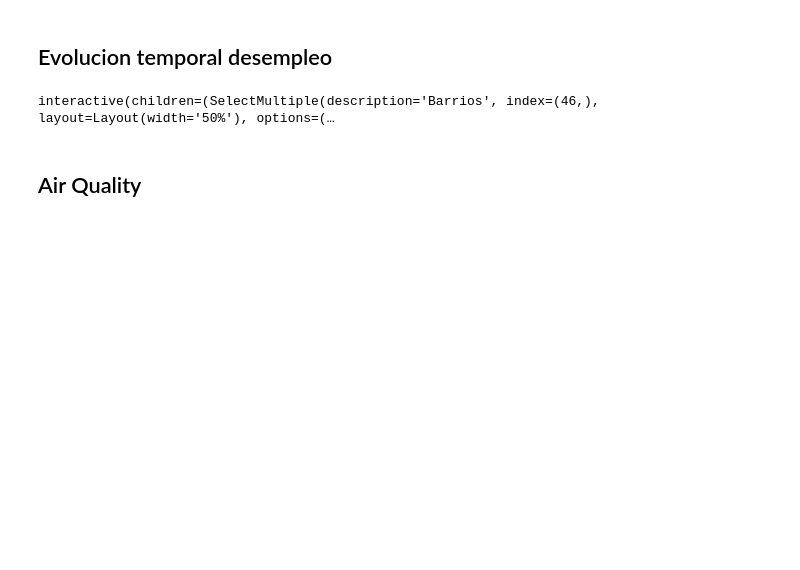
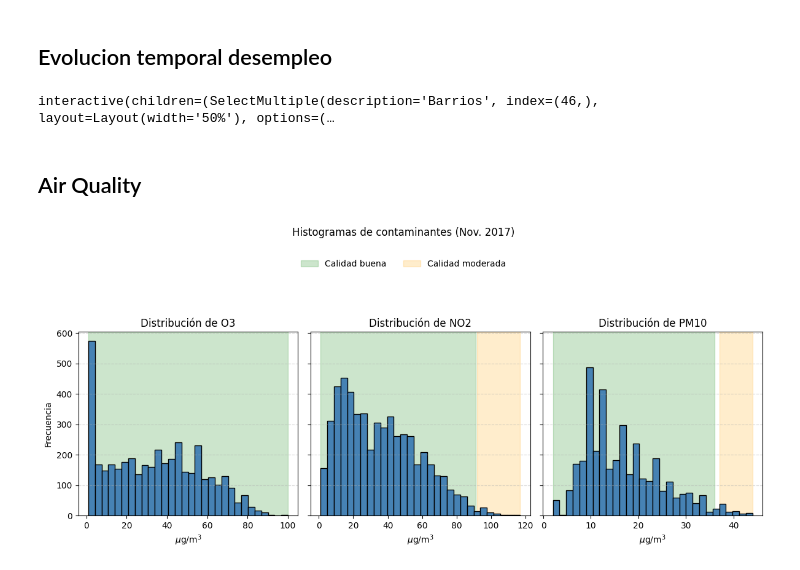
Before and after one commit to Jimmy21s/smart_cities, a Jupyter notebook: graphs.ipynb, the cells around one changed output. Saved outputs shown, nothing was run; the diff lists cells and outputs as text; code cells hidden in the pictures; blank space fills up the shorter version.

Commit message:
Jorge - Update histograma contaminantes

```diff
--- a/graphs.ipynb
+++ b/graphs.ipynb
@@ -245,64 +245,64 @@ interactive(children=(SelectMultiple(description='Barrios', index=(46,), layout=
 # %%
 import pandas as pd
 import plotly.graph_objects as go
 from plotly.subplots import make_subplots
+import matplotlib.pyplot as plt
+import matplotlib.patches as mpatches
 
 # Recarga del archivo (después de reinicio, suponiendo que ha sido subido como 'air_quality.csv')
 df = pd.read_csv("data/air_quality_Nov2017.csv")
 
 # Conversión de columnas a numérico
 for col in ["O3 Value", "NO2 Value", "PM10 Value"]:
     df[col] = pd.to_numeric(df[col], errors="coerce")
 
-# Guardar df
-df.to_csv("data/air_quality_processed.csv", index=False)
-
 # Función única que genera las tres gráficas como subplots
 def plot_all_histograms(df):
-    fig = make_subplots(rows=1, cols=3, subplot_titles=["Distribución de O3", "Distribución de NO2", "Distribución de PM10"])
-
     contaminants = [
-        ("O3 Value", "O3 Quality", "O3", 1),
-        ("NO2 Value", "NO2 Quality", "NO2", 2),
-        ("PM10 Value", "PM10 Quality", "PM10", 3)
+        ("O3 Value", "O3 Quality", "Distribución de O3"),
+        ("NO2 Value", "NO2 Quality", "Distribución de NO2"),
+        ("PM10 Value", "PM10 Quality", "Distribución de PM10")
     ]
 
-    for value_col, quality_col, title, col_index in contaminants:
-        # Histograma
-        fig.add_trace(go.Histogram(
-            x=df[value_col].dropna(),
-            nbinsx=30,
-            marker_color='steelblue',
-            name=title,
-            showlegend=False
-        ), row=1, col=col_index)
+    fig, axes = plt.subplots(1, 3, figsize=(12, 5), sharey=True)
 
-        # Fondos por calidad
-        good_vals = df[df[quality_col] == "Good"][value_col].dropna()
-        mod_vals = df[df[quality_col] == "Moderate"][value_col].dropna()
+    # Parches para la leyenda
+    patch_good = mpatches.Patch(color='green', alpha=0.2, label='Calidad buena')
+    patch_mod  = mpatches.Patch(color='orange', alpha=0.2, label='Calidad moderada')
 
-        if not good_vals.empty:
-            fig.add_vrect(
-                x0=good_vals.min(), x1=good_vals.max(),
-                fillcolor="green", opacity=0.2, layer="below", line_width=0,
-                row=1, col=col_index
-            )
-        if not mod_vals.empty:
-            fig.add_vrect(
-                x0=mod_vals.min(), x1=mod_vals.max(),
-                fillcolor="orange", opacity=0.2, layer="below", line_width=0,
-                row=1, col=col_index
-            )
+    for ax, (value_col, quality_col, title) in zip(axes, contaminants):
+        data = df[value_col].dropna()
+        ax.hist(data, bins=30, color='steelblue', edgecolor='black')
 
-    fig.update_layout(
-        height=500,
-        width=1200,
-        title_text="Histogramas de contaminantes",
-        bargap=0.1
-    )
-    fig.update_xaxes(title_text="Valor")
-    fig.update_yaxes(title_text="Frecuencia")
-    fig.show()
+        # Sombras para calidad
+        good = df[df[quality_col] == "Good"][value_col].dropna()
+        mod  = df[df[quality_col] == "Moderate"][value_col].dropna()
+
+        if not good.empty:
+            ax.axvspan(good.min(), good.max(), color='green', alpha=0.2, zorder=0)
+        if not mod.empty:
+            ax.axvspan(mod.min(), mod.max(), color='orange', alpha=0.2, zorder=0)
+
+        ax.set_title(title)
+        ax.set_xlabel(r'$\mu\mathrm{g}/\mathrm{m}^3$')
+        ax.grid(axis='y', linestyle='--', alpha=0.5)
+
+    axes[0].set_ylabel("Frecuencia")
+
+    # Leyenda global en la parte superior
+    fig.legend(handles=[patch_good, patch_mod],
+               loc='upper center',
+               ncol=2,
+               frameon=False,
+               bbox_to_anchor=(0.5, 1.02))
+
+    # Título con mención a Nov. 2017
+    fig.suptitle("Histogramas de contaminantes (Nov. 2017)", y=1.10)
+    fig.tight_layout(rect=[0, 0.03, 1, 0.90])
+
+    return fig, axes
 
 # Ejecutar la función
-plot_all_histograms(df)
+fig_aq_hist, axes_aq_hist = plot_all_histograms(df)
+# %% [output]
+[figure, added]
```
Also changed, not shown: 3 other files.
